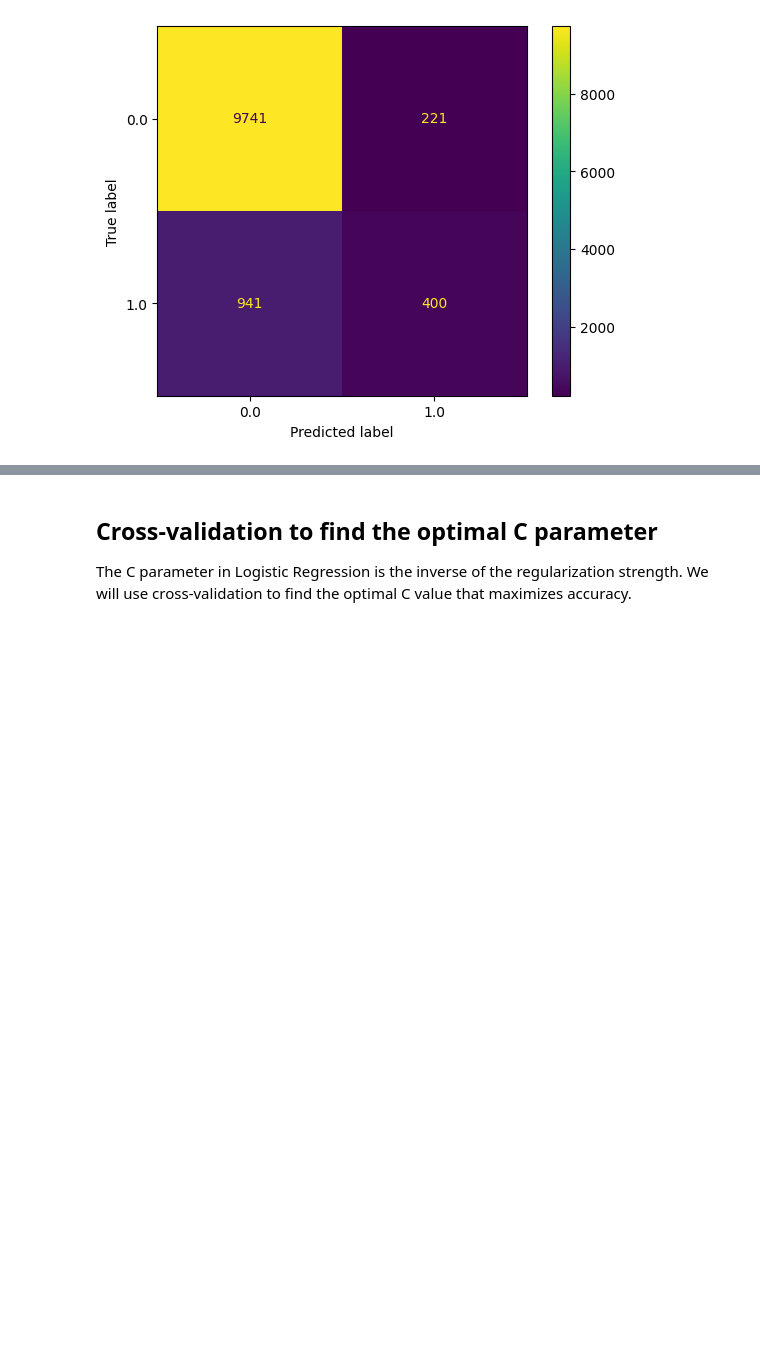
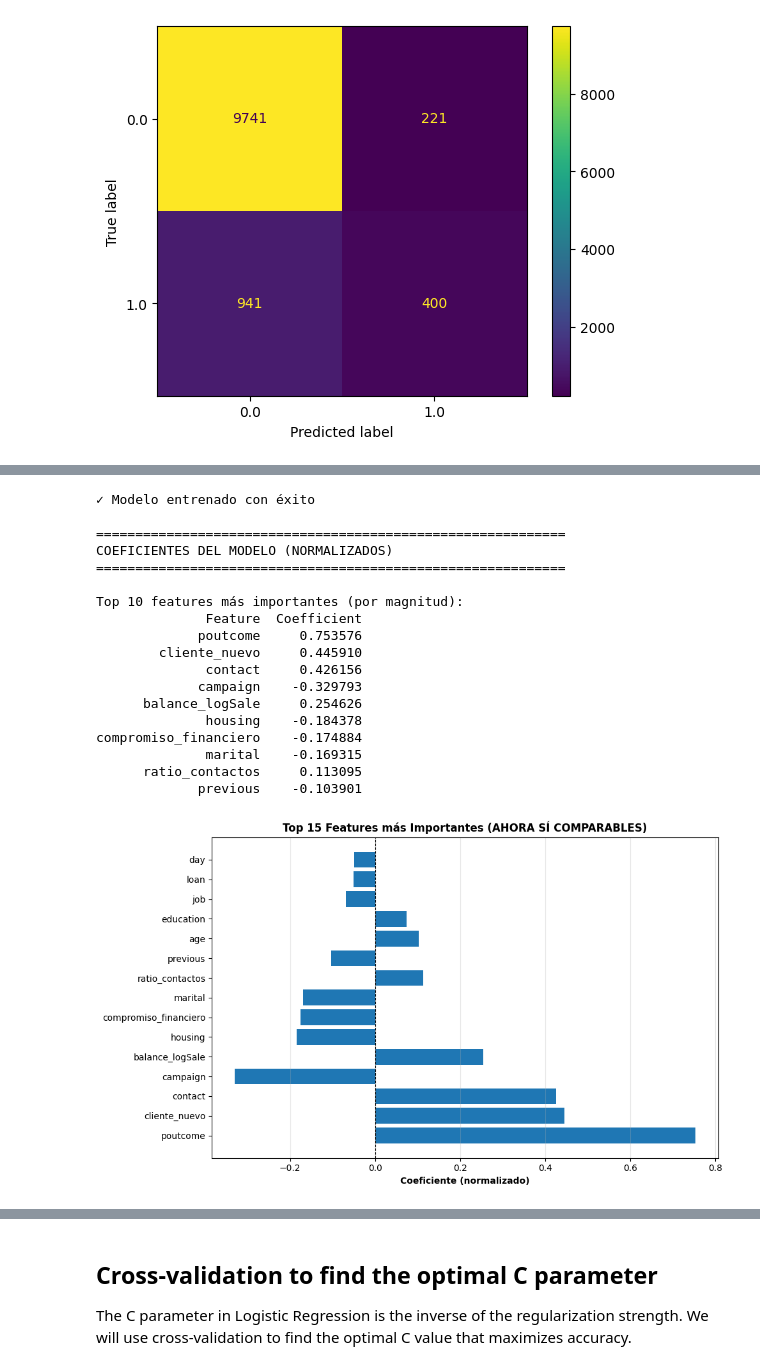
Before and after one commit to MarcelLopezLopez/MLEARN, a Jupyter notebook: Practicas/FourthPractice/FourthPractice.ipynb, the cells around one changed output, grey strips where cells are left out. Drawn from its saved outputs; the diff is of its cells as text; code cells hidden in the pictures; blank space fills up the shorter version.

```diff
--- a/Practicas/FourthPractice/FourthPractice.ipynb
+++ b/Practicas/FourthPractice/FourthPractice.ipynb
@@ -1190,0 +1059,47 @@ Accuracy (test linear)  89.7%
+# %%
+# 4. ENTRENAR MODELO CON FEATURES MEJORADAS
+
+logreg_opt = LogisticRegression(solver='newton-cg', penalty='l2', C=1, max_iter=1000, fit_intercept=True)
+logreg_opt.fit(X_train_scaled, y_train_opt)
+
+print("✓ Modelo entrenado con éxito")
+
+print("\n" + "="*60)
+print("COEFICIENTES DEL MODELO (NORMALIZADOS)")
+print("="*60)
+
+coef_df = pd.DataFrame({'Feature': InputFeatures_opt,'Coefficient': logreg_opt.coef_[0]}).sort_values('Coefficient', key=abs, ascending=False)
+
+print("\nTop 10 features más importantes (por magnitud):")
+print(coef_df.head(10).to_string(index=False))
+
+# Gráfico de coeficientes
+plt.figure(figsize=(10, 6))
+coef_df_top15 = coef_df.head(15)
+plt.barh(coef_df_top15['Feature'], coef_df_top15['Coefficient'])
+plt.xlabel('Coeficiente (normalizado)', fontweight='bold')
+plt.title('Top 15 Features más Importantes (AHORA SÍ COMPARABLES)', fontweight='bold')
+plt.axvline(x=0, color='black', linestyle='--', linewidth=0.8)
+plt.grid(alpha=0.3, axis='x')
+plt.tight_layout()
+plt.show()
+# %% [output]
+✓ Modelo entrenado con éxito
+
+============================================================
+COEFICIENTES DEL MODELO (NORMALIZADOS)
+============================================================
+
+Top 10 features más importantes (por magnitud):
+              Feature  Coefficient
+             poutcome     0.753576
+        cliente_nuevo     0.445910
+              contact     0.426156
+             campaign    -0.329793
+      balance_logSale     0.254626
+              housing    -0.184378
+compromiso_financiero    -0.174884
+              marital    -0.169315
+      ratio_contactos     0.113095
+             previous    -0.103901
+[figure, added]
```
Also changed, not shown: parts of 16 cells of this notebook.
